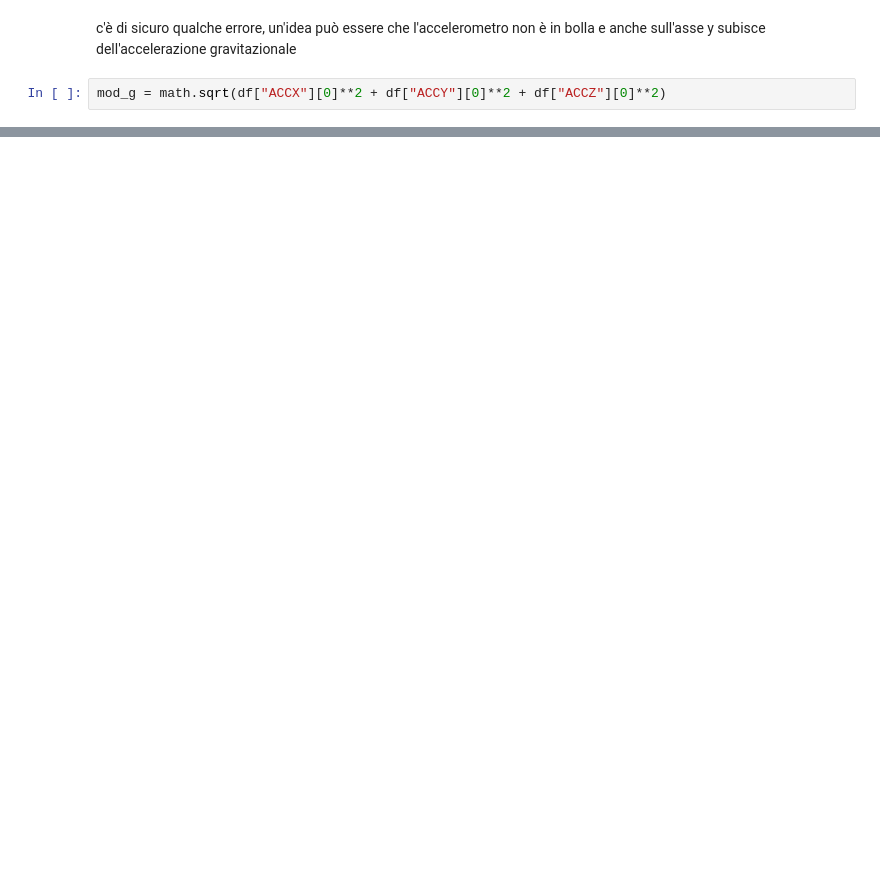
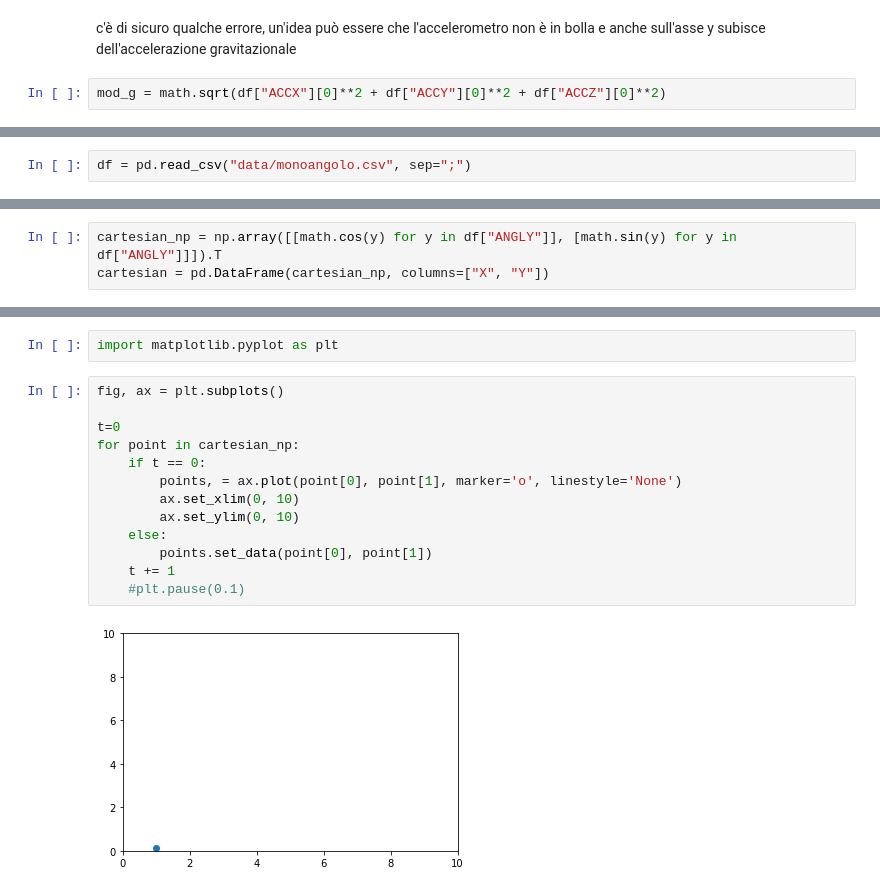
Before and after one commit to ManneredPizza/4Fun, a Jupyter notebook: GyroAccelerometer/dataScraper.ipynb, the cells around one changed output, grey strips where cells are left out. Drawn from its saved outputs; the diff is of its cells as text; blank space fills up the shorter version.

```diff
--- a/GyroAccelerometer/dataScraper.ipynb
+++ b/GyroAccelerometer/dataScraper.ipynb
@@ -75,0 +77,2 @@ g = np.array([df["ACCX"][0],df["ACCY"][0],df["ACCZ"][0]]) / mod_g
+# %%
+df = pd.read_csv("data/monoangolo.csv", sep=";")
@@ -75,0 +84,3 @@ g = np.array([df["ACCX"][0],df["ACCY"][0],df["ACCZ"][0]]) / mod_g
+# %%
+cartesian_np = np.array([[math.cos(y) for y in df["ANGLY"]], [math.sin(y) for y in df["ANGLY"]]]).T
+cartesian = pd.DataFrame(cartesian_np, columns=["X", "Y"])
@@ -75,0 +108,17 @@ g = np.array([df["ACCX"][0],df["ACCY"][0],df["ACCZ"][0]]) / mod_g
+# %%
+import matplotlib.pyplot as plt
+# %%
+fig, ax = plt.subplots()
+
+t=0
+for point in cartesian_np:
+    if t == 0:
+        points, = ax.plot(point[0], point[1], marker='o', linestyle='None')
+        ax.set_xlim(0, 10)
+        ax.set_ylim(0, 10)
+    else:
+        points.set_data(point[0], point[1])
+    t += 1
+    #plt.pause(0.1)
+# %% [output]
+[figure, added]
```
Also changed, not shown: parts of 8 cells of this notebook, 2 other files.
